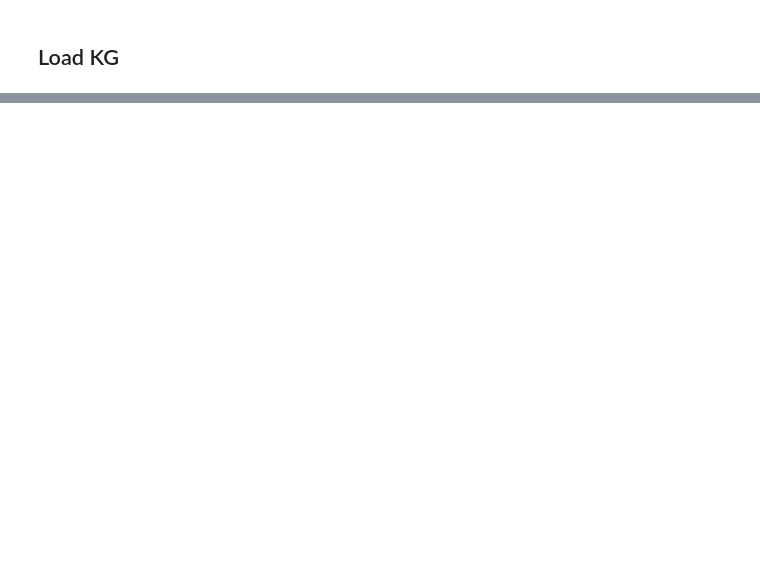
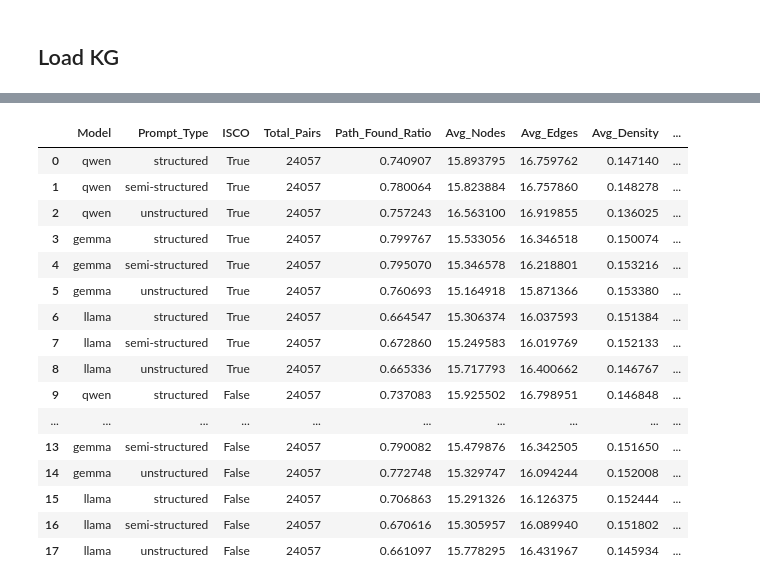
Before and after one commit to Roan-Schellingerhout/AKGC_WSDM, a Jupyter notebook: kg_construction/subgraph_generator.ipynb, the cells around one changed output, grey strips where cells are left out. Drawn from its saved outputs; the diff is of its cells as text; code cells hidden in the pictures; blank space fills up the shorter version.

```diff
--- a/kg_construction/subgraph_generator.ipynb
+++ b/kg_construction/subgraph_generator.ipynb
@@ -26,14 +42,2 @@ from collections import defaultdict
 # %% [markdown]
 ## Load KG
-# %%
-G = nx.DiGraph()
-
-with open("../outputs/inferred_outputs/kg_qwen_structured.edgelist", encoding="utf-8") as f:
-    for line in tqdm(f.readlines()):
-
-        if "err:error" in line:
-            print(line)
-            continue
-
-        s, p, o = eval(line)
-        G.add_edge(s, o, edge_type=p)
@@ -52,10 +43,0 @@ all_neighbors = {k: {i for i in v if not pd.isna(i)} for k, v in all_neighbors.i
-# %%
-df_int = pd.read_csv("../../dataset/final_dataset/contacted_anon.csv").fillna(0)
-
-# Only keep vacancies with at least 15 interactions
-relevant_vacancies = df_int["cvid"].value_counts()[df_int["cvid"].value_counts() >= 15].index
-
-# Filter to only relevant vacancies
-df_int = df_int[df_int["cvid"].isin(relevant_vacancies.values)][["humanjobid", "response", "cvid"]]
-
-df_int.head()
@@ -141,16 +43,0 @@ def k_walk(G, a, b, all_neighbors, k=6, walks=100):
-# %%
-cons = []
-
-for row in df_int.itertuples():
-    ex = k_walk(H,
-                f"jie:position_{int(row[1])}",
-                f"jie:_jie_candidate_{row[3]}_",
-                all_neighbors, k=25, walks=500)
-
-    if ex:
-        cons.append(len(ex.nodes) > 0)
-        break
-    else:
-        cons.append(False)
-
-    print(np.mean(cons))
@@ -162,0 +367,21 @@ nx.draw_spring(ex, with_labels=True)
+# %%
+df_overview = pd.DataFrame(summary_results)
+df_overview
+# %% [output]
+|  | Model | Prompt_Type | ISCO | Total_Pairs | Path_Found_Ratio | Avg_Nodes | Avg_Edges | Avg_Density | ... |
+| 0 | qwen | structured | True | 24057 | 0.740907 | 15.893795 | 16.759762 | 0.147140 | ... |
+| 1 | qwen | semi-structured | True | 24057 | 0.780064 | 15.823884 | 16.757860 | 0.148278 | ... |
+| 2 | qwen | unstructured | True | 24057 | 0.757243 | 16.563100 | 16.919855 | 0.136025 | ... |
+| 3 | gemma | structured | True | 24057 | 0.799767 | 15.533056 | 16.346518 | 0.150074 | ... |
+| 4 | gemma | semi-structured | True | 24057 | 0.795070 | 15.346578 | 16.218801 | 0.153216 | ... |
+| 5 | gemma | unstructured | True | 24057 | 0.760693 | 15.164918 | 15.871366 | 0.153380 | ... |
+| 6 | llama | structured | True | 24057 | 0.664547 | 15.306374 | 16.037593 | 0.151384 | ... |
+| 7 | llama | semi-structured | True | 24057 | 0.672860 | 15.249583 | 16.019769 | 0.152133 | ... |
+| 8 | llama | unstructured | True | 24057 | 0.665336 | 15.717793 | 16.400662 | 0.146767 | ... |
+| 9 | qwen | structured | False | 24057 | 0.737083 | 15.925502 | 16.798951 | 0.146848 | ... |
+| ... | ... | ... | ... | ... | ... | ... | ... | ... | ... |
+| 13 | gemma | semi-structured | False | 24057 | 0.790082 | 15.479876 | 16.342505 | 0.151650 | ... |
+| 14 | gemma | unstructured | False | 24057 | 0.772748 | 15.329747 | 16.094244 | 0.152008 | ... |
+| 15 | llama | structured | False | 24057 | 0.706863 | 15.291326 | 16.126375 | 0.152444 | ... |
+| 16 | llama | semi-structured | False | 24057 | 0.670616 | 15.305957 | 16.089940 | 0.151802 | ... |
+| 17 | llama | unstructured | False | 24057 | 0.661097 | 15.778295 | 16.431967 | 0.145934 | ... |
```
Also changed, not shown: parts of 19 cells of this notebook, 59 other files.
